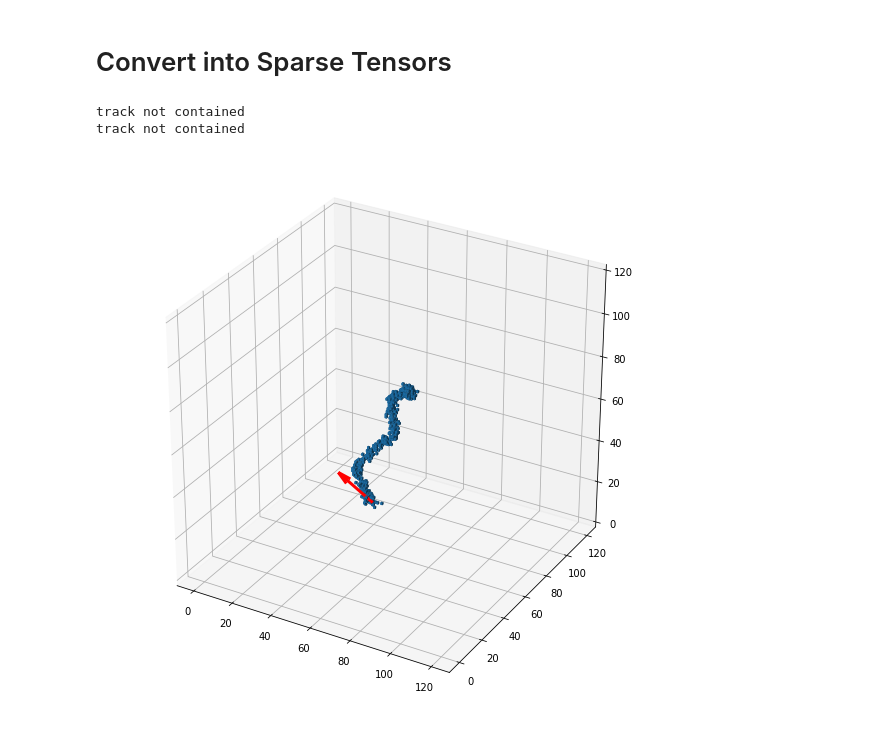
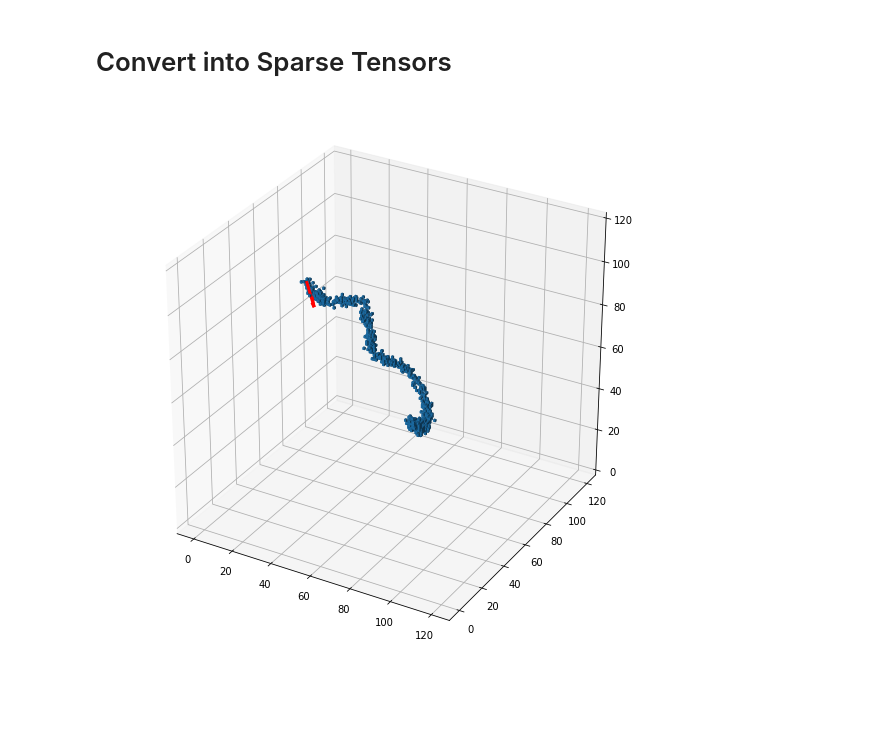
Before and after one commit to mghrear/3D_Heteroscedastic_Convnet, a Jupyter notebook: explore_data.ipynb, the cells around one changed output. Saved outputs shown, nothing was run; the diff lists cells and outputs as text; code cells hidden in the pictures; blank space fills up the shorter version.

Commit message:
keeping only spconv data processing

```diff
--- a/explore_data.ipynb
+++ b/explore_data.ipynb
@@ -166,7 +166,7 @@ The distribution above is as expected. The data is now isotropic.
 # Convert into Sparse Tensors
 # %%
 # for now we test on one track
-track = df_processed.iloc[1]
+track = df_processed.iloc[3]
 
 # Here a define the pixel grid parameters
 # x/y/z length being kept in cm
@@ -176,17 +176,19 @@ vox_l = 0.05
 # Number of voxels along 1 dim
 Npix = round(eff_l*2/vox_l)
 # Tensor dimensions, there is an extra dimension for color which is not used
-dim = (1,Npix,Npix,Npix)
+# note that I do not use (1,Npix,Npix,Npix). This is because of the spconv layers that I use
+# I need to reshape if I want to use this data to make dense tensors!!!!
+dim = (Npix,Npix,Npix,1)
 
 
 # Create sparse tensor
-indices = torch.stack( (torch.zeros(len(track['x'])), (torch.tensor(track['x'])+eff_l)/vox_l  , (torch.tensor(track['y'])+eff_l)/vox_l, (torch.tensor(track['z'])+eff_l)/vox_l ) ).type(torch.int16)
+indices = torch.stack( ( (torch.tensor(track['x'])+eff_l)/vox_l  , (torch.tensor(track['y'])+eff_l)/vox_l, (torch.tensor(track['z'])+eff_l)/vox_l ) ).type(torch.int16)
 
 if torch.min(indices) < 0 or torch.max(indices) >= Npix:
-    print("track not contained")
+    print("Warning: Track not contained")
 
 else:
-    values = torch.ones(len(track['x'])).type(torch.float)
+    values = torch.ones( (len(track['x']), 1) ).type(torch.float)
     vg = torch.sparse_coo_tensor(indices, values, dim)
 
     # Sum up duplicate entries in the sparse tensor above
@@ -195,9 +197,6 @@ else:
     # store the label
     label = track['dir']
     offset = track['offset']
-# %% [output]
-track not contained
-track not contained
 # %%
 # Save the test
 torch.save(vg,'./test_tensor.pt')
@@ -211,14 +210,14 @@ off = torch.load('./test_offset.pt')
 # %%
 # Plot the tensor
 
-# Convert to a dense numpy array
-dense_tensor = tensor.to_dense().numpy()
+# Convert to a dense, reshape, and story as numpy
+dense_tensor = tensor.to_dense().reshape((1,Npix,Npix,Npix)).numpy()
 
 # Convert direction and offset to numpy arrays
 Ans = ans.numpy()
 Off = off.numpy()
 
 
 mytools.plot_tensor_dir(tensor = dense_tensor, start = Off, direction = Ans, eff_l = eff_l, vox_l = vox_l)
 # %% [output]
-[figure, old version]
+[figure, new version]
```
Also changed, not shown: parts of 4 cells of this notebook, 2 other files.
